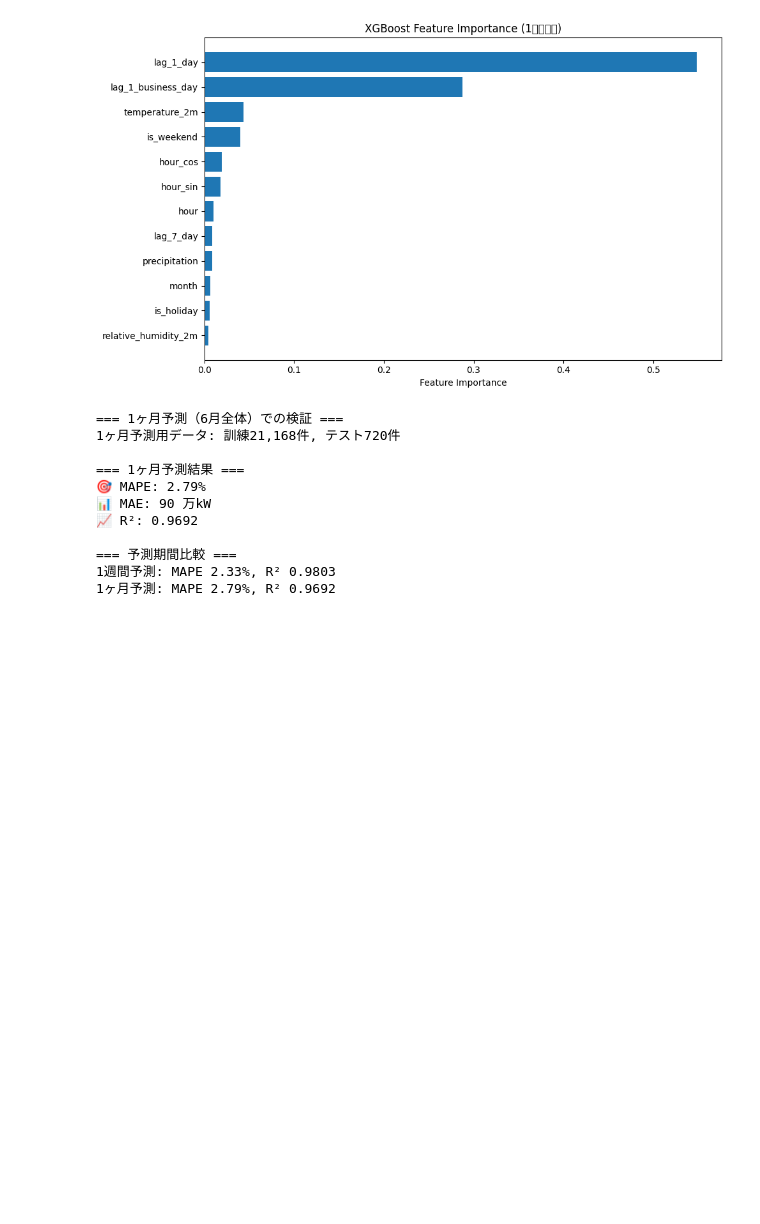
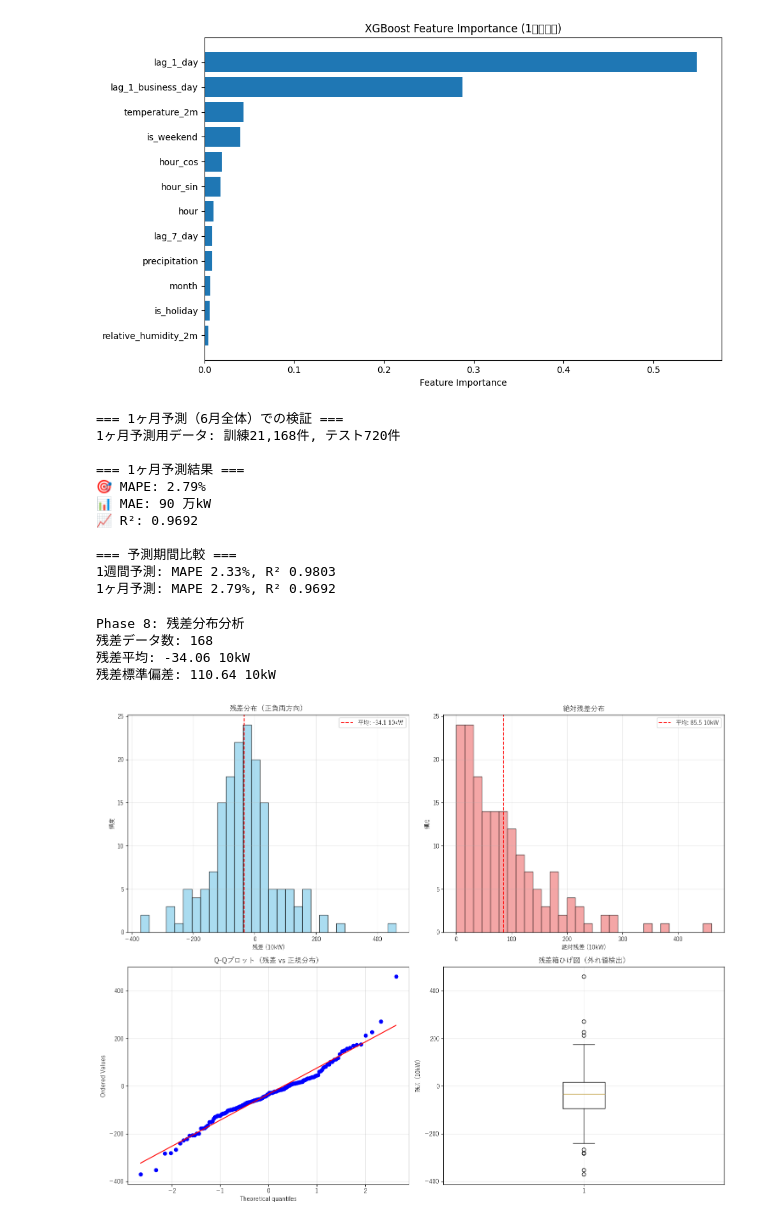
Before and after one commit to tetsufumi-isa/energy-data-platform, a Jupyter notebook: src/notebooks/exploration/xgboost_power_prediction.ipynb, the cells around one changed output. Cells and saved outputs as stored; diff of their text form; code cells hidden in the pictures; blank space fills up the shorter version.

Commit message:
feat(phase8): 残差分布分析実装・理論検証完了
Phase 8達成: MAPE/R²深層理解、XGBoost勾配ブースティング理解、Q-Q解釈・外れ値評価実装。
168データで4.2%外れ値検出、95%時点±228万kW精度確認。統計分析適用判断・品質保証手法確立。
Phase 9移行準備完了

```diff
--- a/src/notebooks/exploration/xgboost_power_prediction.ipynb
+++ b/src/notebooks/exploration/xgboost_power_prediction.ipynb
@@ -501,3 +501,71 @@ print(f"1ヶ月予測: MAPE {mape_month:.2f}%, R² {r2_month:.4f}")
 === 予測期間比較 ===
 1週間予測: MAPE 2.33%, R² 0.9803
 1ヶ月予測: MAPE 2.79%, R² 0.9692
+# %%
+# =============================================================================
+# Phase 8完了: 残差分布分析実装（文字化け対応）
+# =============================================================================
+import numpy as np
+import matplotlib.pyplot as plt
+import seaborn as sns
+from scipy import stats
+import warnings
+warnings.filterwarnings('ignore')
+
+# 日本語フォント設定（文字化け対策・警告抑制）
+import platform
+if platform.system() == 'Linux':
+    matplotlib.pyplot.rcParams['font.family'] = ['Noto Sans CJK JP', 'TakaoGothic', 'DejaVu Sans']
+
+# 残差計算（1週間予測結果を使用）
+residuals = y_test_week - y_pred_full
+residuals_abs = np.abs(residuals)
+
+print("Phase 8: 残差分布分析")
+print(f"残差データ数: {len(residuals)}")
+print(f"残差平均: {residuals.mean():.2f} 10kW")
+print(f"残差標準偏差: {residuals.std():.2f} 10kW")
+# %% [output]
+Phase 8: 残差分布分析
+残差データ数: 168
+残差平均: -34.06 10kW
+残差標準偏差: 110.64 10kW
+# %%
+# 1. 基本分布分析：ヒストグラム + 統計量
+fig, axes = plt.subplots(2, 2, figsize=(15, 12))
+
+# ヒストグラム（残差）
+axes[0,0].hist(residuals, bins=30, alpha=0.7, color='skyblue', edgecolor='black')
+axes[0,0].axvline(residuals.mean(), color='red', linestyle='--',
+                  label=f'平均: {residuals.mean():.1f} 10kW')
+axes[0,0].set_xlabel('残差 (10kW)')
+axes[0,0].set_ylabel('頻度')
+axes[0,0].set_title('残差分布（正負両方向）')
+axes[0,0].legend()
+axes[0,0].grid(True, alpha=0.3)
+
+# ヒストグラム（絶対残差）
+axes[0,1].hist(residuals_abs, bins=30, alpha=0.7, color='lightcoral', edgecolor='black')
+axes[0,1].axvline(residuals_abs.mean(), color='red', linestyle='--',
+                  label=f'平均: {residuals_abs.mean():.1f} 10kW')
+axes[0,1].set_xlabel('絶対残差 (10kW)')
+axes[0,1].set_ylabel('頻度')
+axes[0,1].set_title('絶対残差分布')
+axes[0,1].legend()
+axes[0,1].grid(True, alpha=0.3)
+
+# Q-Qプロット（正規性確認）
+stats.probplot(residuals, dist="norm", plot=axes[1,0])
+axes[1,0].set_title('Q-Qプロット（残差 vs 正規分布）')
+axes[1,0].grid(True, alpha=0.3)
+
+# 箱ひげ図（外れ値確認）
+axes[1,1].boxplot(residuals, vert=True)
+axes[1,1].set_ylabel('残差 (10kW)')
+axes[1,1].set_title('残差箱ひげ図（外れ値検出）')
+axes[1,1].grid(True, alpha=0.3)
+
+plt.tight_layout()
+plt.show()
+# %% [output]
+[figure, added]
```
Also changed, not shown: parts of 1 cell of this notebook, 2 other files.
